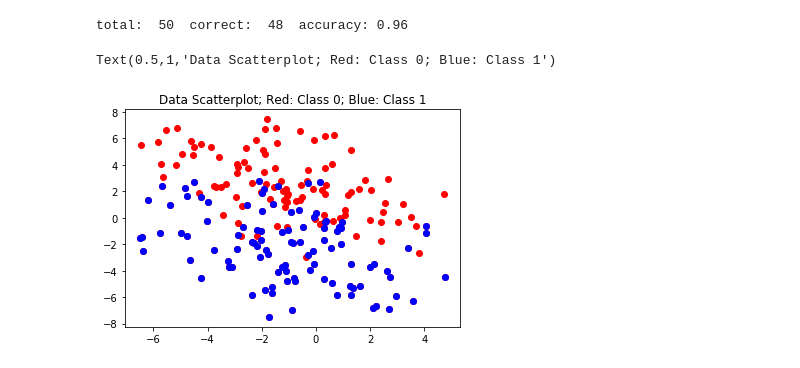
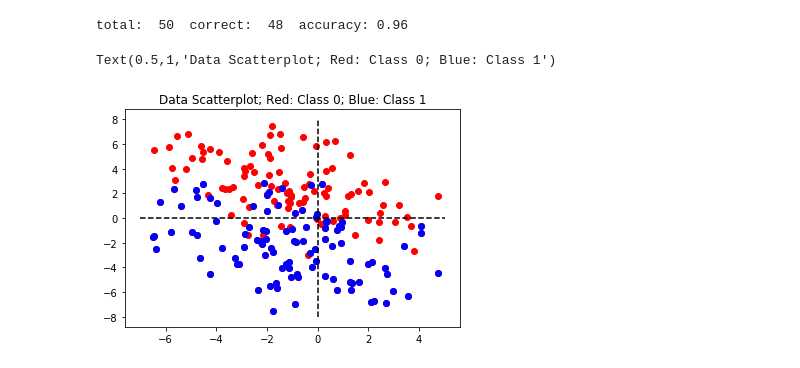
Before and after one commit to redheadjune/207_Applied_ML, a Jupyter notebook: Iris Nearest Neighbors.ipynb, the cells around one changed output. Saved outputs shown, nothing was run; the diff lists cells and outputs as text; code cells hidden in the pictures.

```diff
--- a/Iris Nearest Neighbors.ipynb
+++ b/Iris Nearest Neighbors.ipynb
@@ -110,31 +131,33 @@ def make_data(n_per_class):
 
         x_noise = np.random.uniform(-3, 3, size=n_per_class[i])
         x_value = x_value + x_noise
 
         # assemble the data
         tmp_group_data = np.append(x_value, y_value)
         tmp_group_data = tmp_group_data.reshape(n_per_class[i], 2, order='F')
 
         # assemble the labels
         tmp_group_labels = np.repeat([i], n_per_class[i])
 
         group = np.vstack((group, tmp_group_data))
         group_labels = np.append(group_labels, tmp_group_labels)
 
     # return a dict of data and labels
     return({'group': group, 'group_labels': group_labels})
 
 
 # make data; get out the data and labels
 training_data = make_data([100, 100])
 train_X = training_data['group']
 train_labels = training_data['group_labels']
 
 # plot it!
 plt.plot(train_X[:, 0], train_X[:, 1], 'ro')
 plt.plot(train_X[np.where(train_labels==1), 0][0],
          train_X[np.where(train_labels==1), 1][0], 'bo')
+plt.plot([-7, 5], [0, 0], 'k--')
+plt.plot([0, 0], [-8, 8], 'k--')
 plt.title("Data Scatterplot; Red: Class 0; Blue: Class 1")
 # %% [output]
 Text(0.5,1,'Data Scatterplot; Red: Class 0; Blue: Class 1')
-[figure, old version]
+[figure, new version]
```
Also changed, not shown: parts of 4 cells of this notebook, 1 other file.
